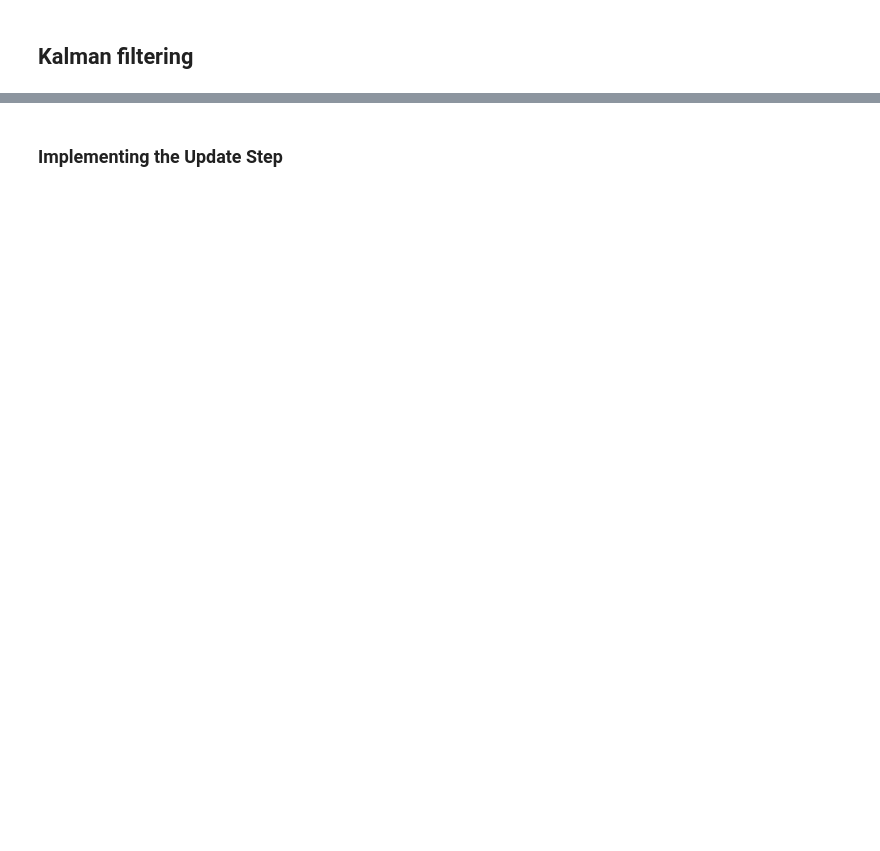
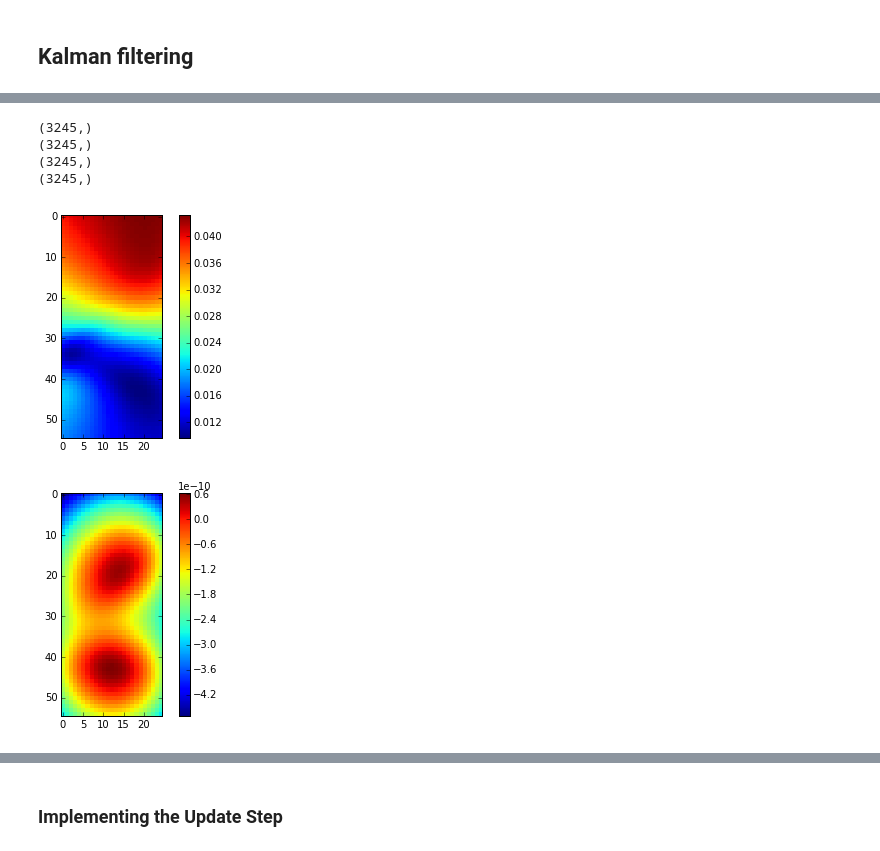
Before and after one commit to judithyueli/pyFKF, a Jupyter notebook: FristExample.ipynb, the cells around one changed output, grey strips where cells are left out. Saved outputs shown, nothing was run; the diff lists cells and outputs as text; code cells hidden in the pictures; blank space fills up the shorter version.

```diff
--- a/FristExample.ipynb
+++ b/FristExample.ipynb
@@ -33,0 +75,9 @@ optional: run getraypath will give me all the index of the cells and the length
+# %%
+run runCO2simulation
+# %% [output]
+(3245,)
+(3245,)
+(3245,)
+(3245,)
+[figure, added]
+[figure, added]
```
Also changed, not shown: parts of 19 cells of this notebook, 10 other files.
